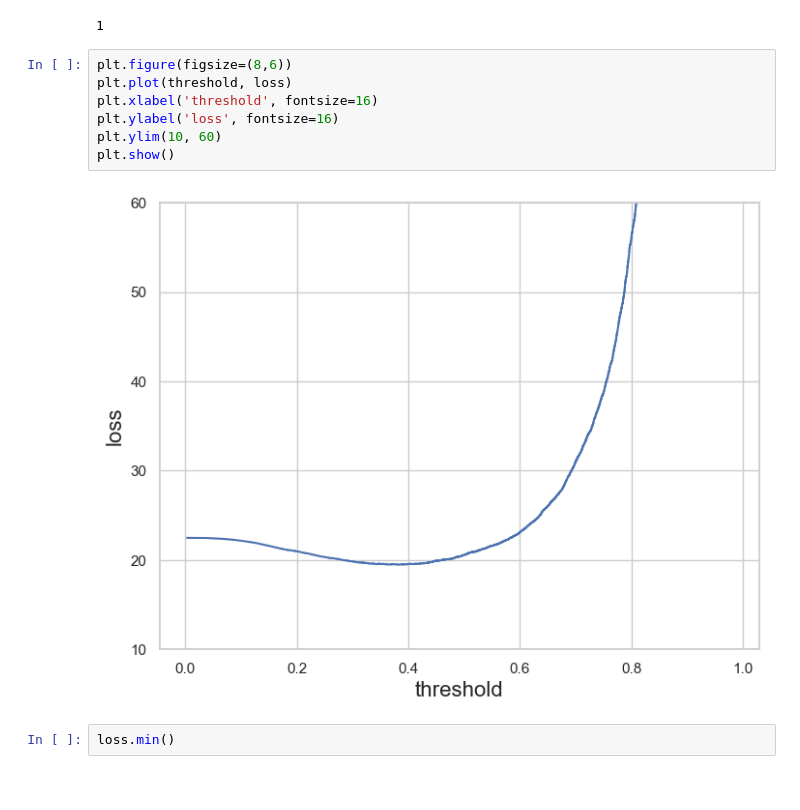
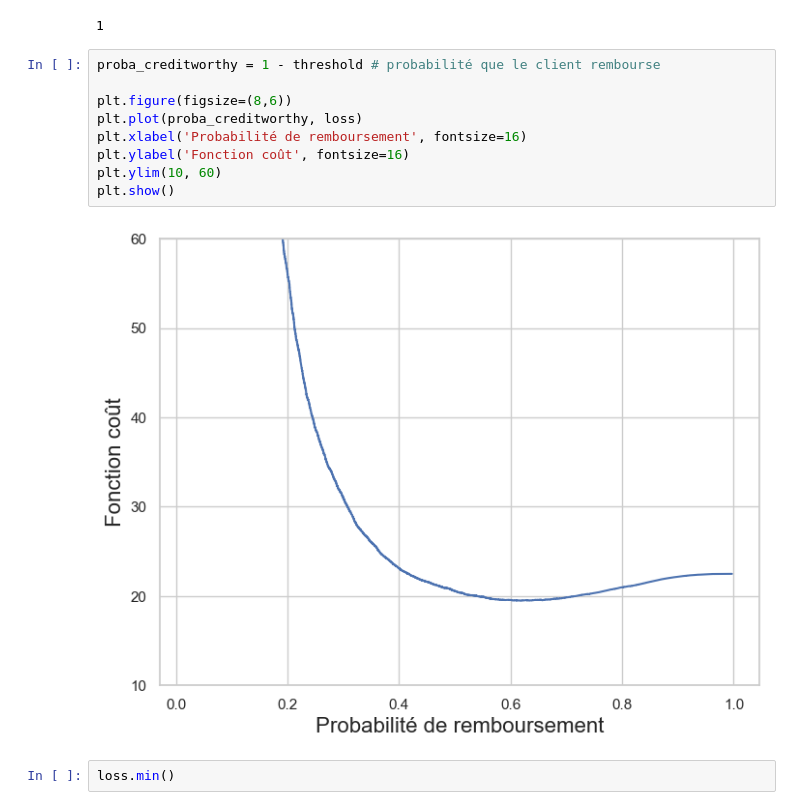
Before and after one commit to gabriel1628/Projet7-Dash, a Jupyter notebook: Modelisation.ipynb, the cells around one changed output. Drawn from its saved outputs; the diff is of its cells as text.

Commit message:
Plot loss function vs refund probability instead of threshold in Modelisation.ipynb

```diff
--- a/Modelisation.ipynb
+++ b/Modelisation.ipynb
@@ -1299,15 +1299,17 @@ loss = 1/precision[1:] + 10/recall[1:]
 np.isinf(loss).sum()
 # %% [output]
 1
-# %%
-plt.figure(figsize=(8,6))
-plt.plot(threshold, loss)
-plt.xlabel('threshold', fontsize=16)
-plt.ylabel('loss', fontsize=16)
-plt.ylim(10, 60)
-plt.show()
-# %% [output]
-[figure, removed]
+# %%
+proba_creditworthy = 1 - threshold # probabilité que le client rembourse
+
+plt.figure(figsize=(8,6))
+plt.plot(proba_creditworthy, loss)
+plt.xlabel('Probabilité de remboursement', fontsize=16)
+plt.ylabel('Fonction coût', fontsize=16)
+plt.ylim(10, 60)
+plt.show()
+# %% [output]
+[figure, added]
 # %%
 loss.min()
 # %% [output]
```
Also changed, not shown: parts of 5 cells of this notebook.
